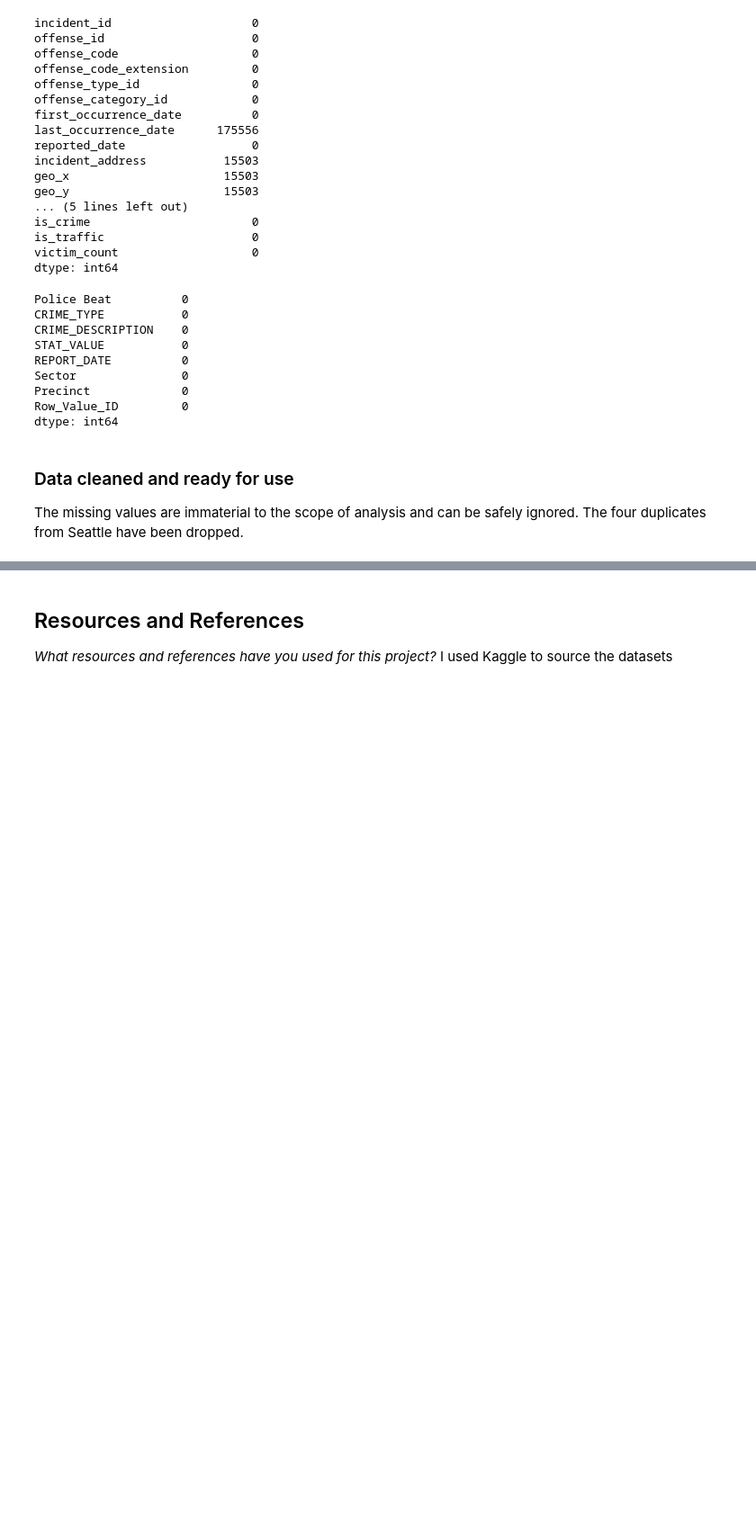
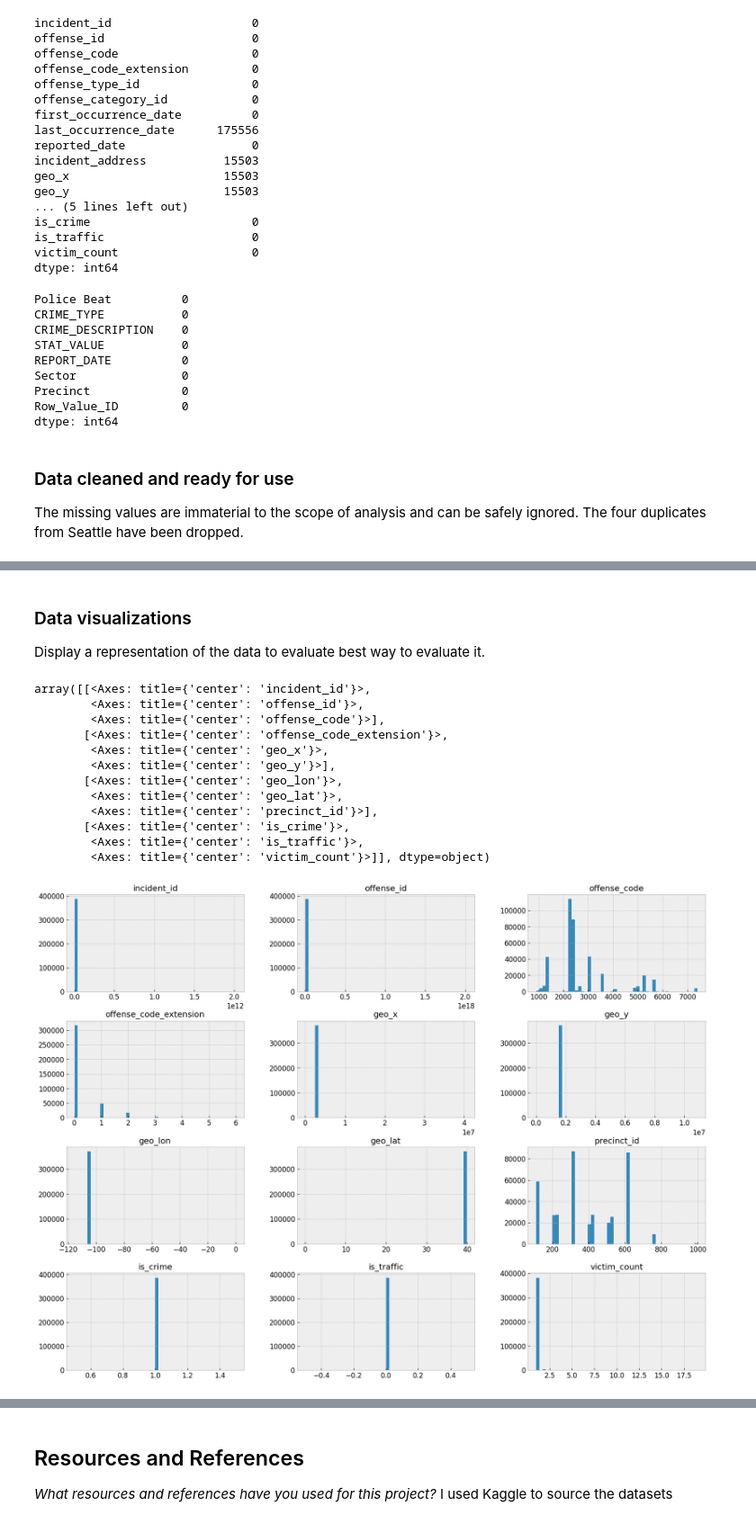
Before and after one commit to IT4063C-Fall23/final-project-jeremylshepherd, a Jupyter notebook: source.ipynb, the cells around one changed output, grey strips where cells are left out. Shown at 90% size. Cells and saved outputs as stored; diff of their text form; code cells hidden in the pictures; blank space fills up the shorter version.

```diff
--- a/source.ipynb
+++ b/source.ipynb
@@ -209,0 +237,19 @@ The missing values are immaterial to the scope of analysis and can be safely ign
+# %% [markdown]
+### Data visualizations
+Display a representation of the data to evaluate best way to evaluate it.
+# %%
+denver_crime_df.hist(figsize=(20,15), bins=50)
+# %% [output]
+array([[<Axes: title={'center': 'incident_id'}>,
+        <Axes: title={'center': 'offense_id'}>,
+        <Axes: title={'center': 'offense_code'}>],
+       [<Axes: title={'center': 'offense_code_extension'}>,
+        <Axes: title={'center': 'geo_x'}>,
+        <Axes: title={'center': 'geo_y'}>],
+       [<Axes: title={'center': 'geo_lon'}>,
+        <Axes: title={'center': 'geo_lat'}>,
+        <Axes: title={'center': 'precinct_id'}>],
+       [<Axes: title={'center': 'is_crime'}>,
+        <Axes: title={'center': 'is_traffic'}>,
+        <Axes: title={'center': 'victim_count'}>]], dtype=object)
+[figure, added]
```
Also changed, not shown: parts of 12 cells of this notebook, 1 other file.
